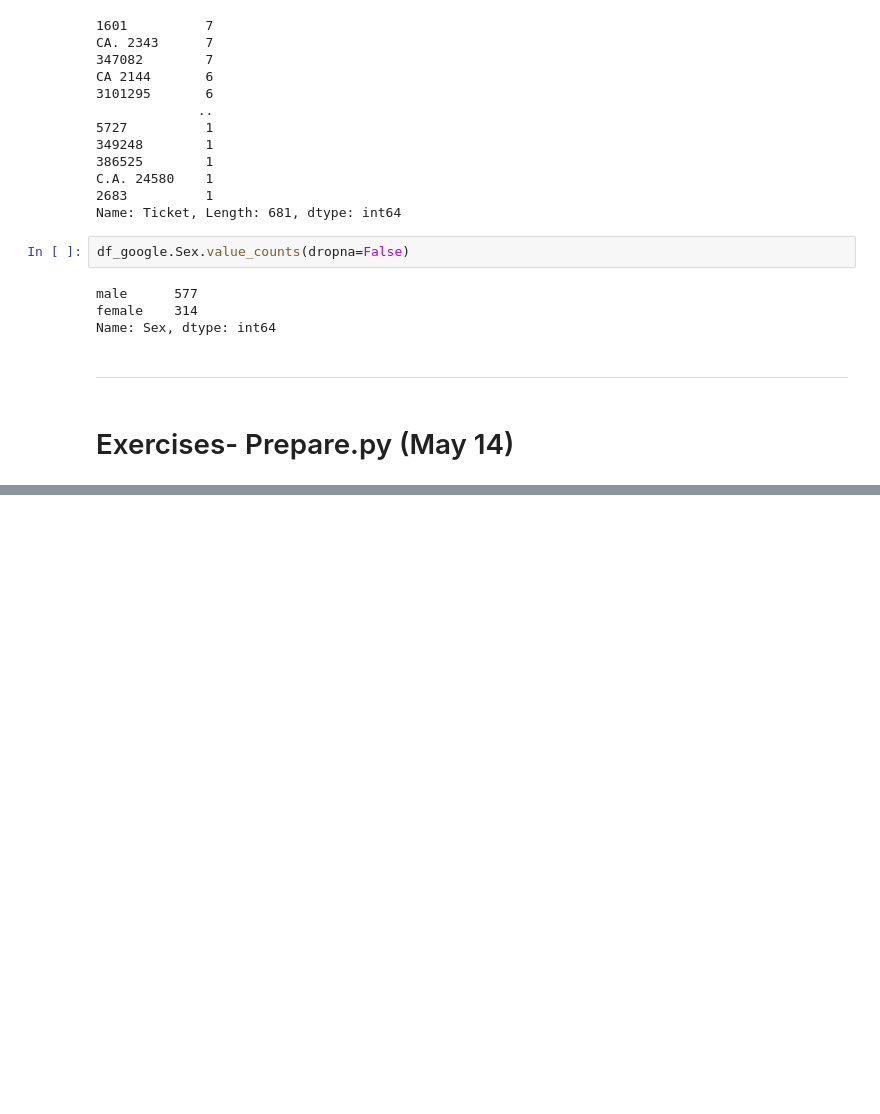
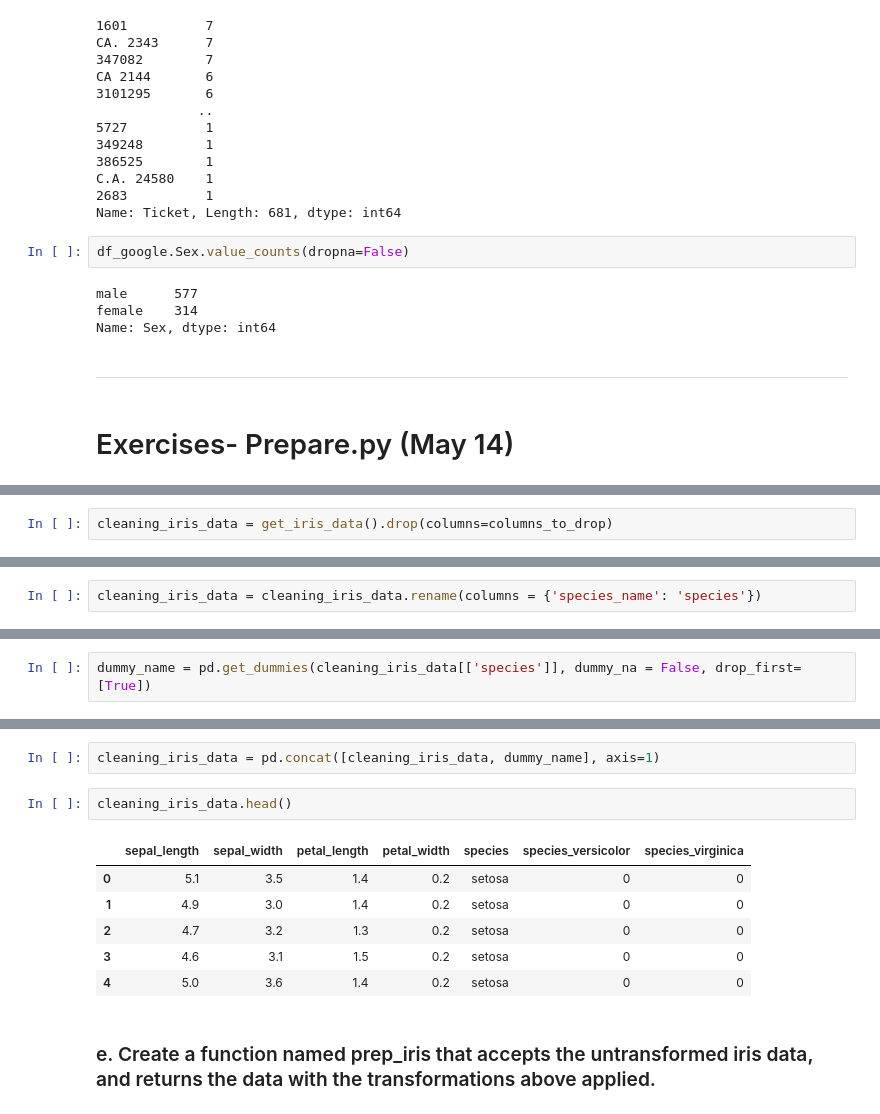
Before and after one commit to natasharivers/Classifications, a Jupyter notebook: classification_exercises.ipynb, the cells around one changed output, grey strips where cells are left out. Drawn from its saved outputs; the diff is of its cells as text; blank space fills up the shorter version.

```diff
--- a/classification_exercises.ipynb
+++ b/classification_exercises.ipynb
@@ -382,0 +412,2 @@ SyntaxError: invalid syntax (<ipython-input-104-8bbba232df59>, line 1)
+# %%
+cleaning_iris_data = get_iris_data().drop(columns=columns_to_drop)
@@ -382,0 +425,2 @@ SyntaxError: invalid syntax (<ipython-input-104-8bbba232df59>, line 1)
+# %%
+cleaning_iris_data = cleaning_iris_data.rename(columns = {'species_name': 'species'})
@@ -382,0 +438,2 @@ SyntaxError: invalid syntax (<ipython-input-104-8bbba232df59>, line 1)
+# %%
+dummy_name = pd.get_dummies(cleaning_iris_data[['species']], dummy_na = False, drop_first=[True])
@@ -382,0 +450,13 @@ SyntaxError: invalid syntax (<ipython-input-104-8bbba232df59>, line 1)
+# %%
+cleaning_iris_data = pd.concat([cleaning_iris_data, dummy_name], axis=1)
+# %%
+cleaning_iris_data.head()
+# %% [output]
+|  | sepal_length | sepal_width | petal_length | petal_width | species | species_versicolor | species_virginica |
+| 0 | 5.1 | 3.5 | 1.4 | 0.2 | setosa | 0 | 0 |
+| 1 | 4.9 | 3.0 | 1.4 | 0.2 | setosa | 0 | 0 |
+| 2 | 4.7 | 3.2 | 1.3 | 0.2 | setosa | 0 | 0 |
+| 3 | 4.6 | 3.1 | 1.5 | 0.2 | setosa | 0 | 0 |
+| 4 | 5.0 | 3.6 | 1.4 | 0.2 | setosa | 0 | 0 |
+# %% [markdown]
+### e. Create a function named prep_iris that accepts the untransformed iris data, and returns the data with the transformations above applied.
```
Also changed, not shown: parts of 14 cells of this notebook.
